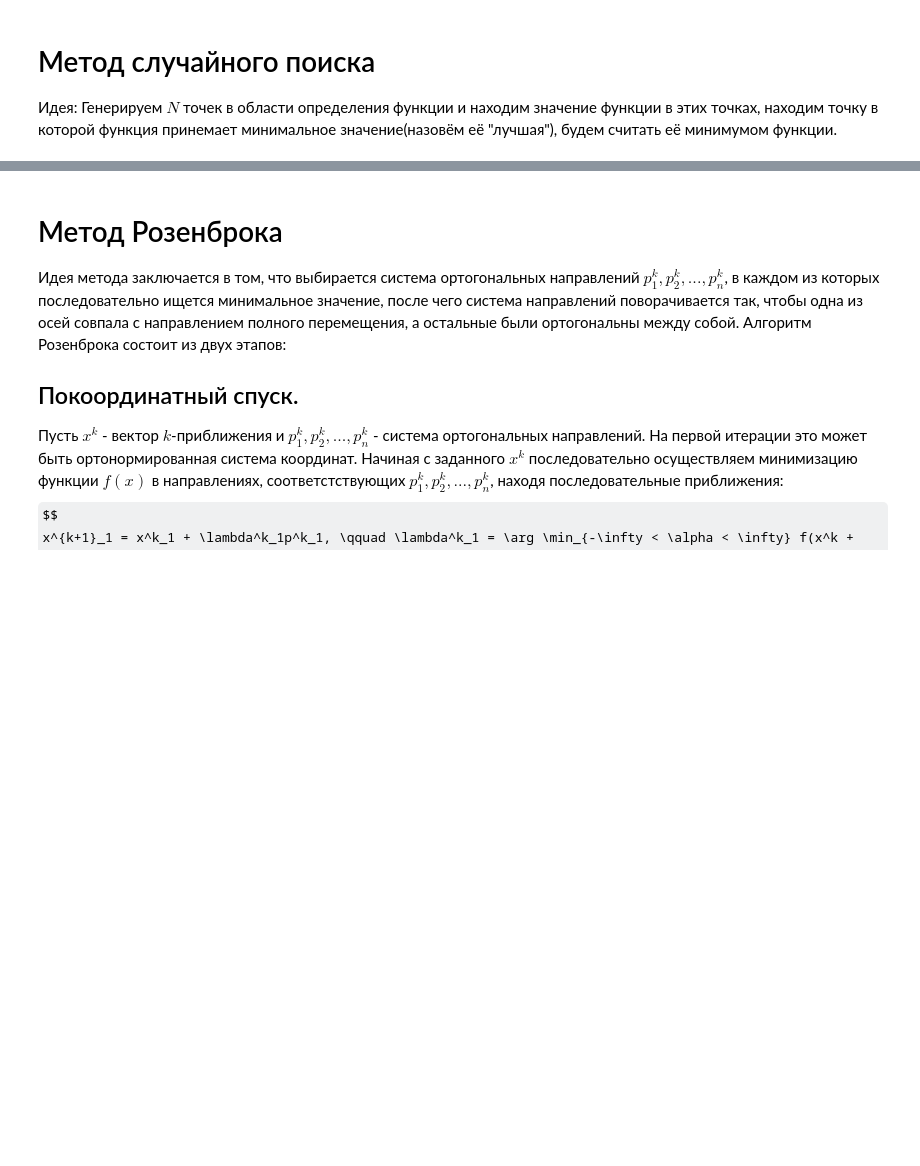
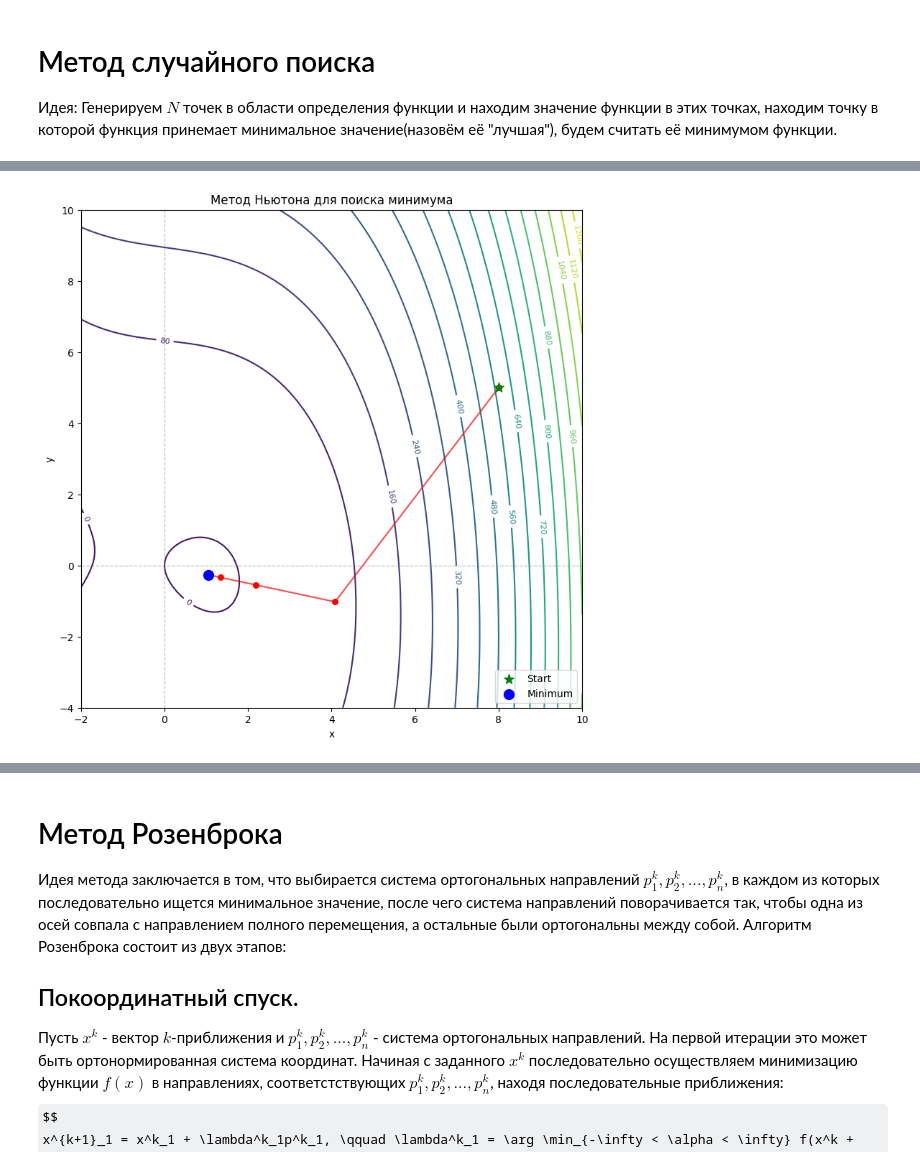
Before and after one commit to GordStep/Python-Mathematical-modeling-methods, a Jupyter notebook: source/minimum.ipynb, the cells around one changed output, grey strips where cells are left out. Saved outputs shown, nothing was run; the diff lists cells and outputs as text; code cells hidden in the pictures; some formulas as TeX source; blank space fills up the shorter version.

```diff
--- a/source/minimum.ipynb
+++ b/source/minimum.ipynb
@@ -225,69 +261,77 @@ $$
 # %%
-x_0 = np.zeros((2,1))
-x_0[0] = 10
-x_0[1] = 10
+# Начальная точка (вектор-столбец (2,1) приводим к (2,))
+x_0 = np.array([8, 5.0])  # (2,) а не (2,1)
 Eps = 0.001
 
-x_current = x_0
-x_next = x_0
+x_current = x_0.copy()
+x_next = x_0.copy()
 
-fig = plt.figure()
-figu = fig.add_subplot(111, projection='3d')
+# Создаем сетку для контурного графика
+x_range = np.linspace(-2, 10, 100)
+y_range = np.linspace(-4, 10, 100)
+X, Y = np.meshgrid(x_range, y_range)
+Z = f([X, Y])  # вычисляем значения функции на сетке
 
 plt.figure(figsize=(9, 9))
 
-# plt.contour(x, y, z)
+# Контурный график
+cs = plt.contour(X, Y, Z, levels=20)
+plt.clabel(cs, inline=True, fontsize=8)
 
-cs = plt.contour(x, y, z)
-plt.clabel(cs)
-
-# plt.xlim(-10, 10)
-# plt.ylim(-10, 10)
-
-
-# print(x_current, x_next, coef)
-
-dots = []
+dots = [x_0]
 iters = 0
 
-while np.linalg.norm(nabl(x_next)) > Eps:
-
+while np.linalg.norm(nabl(x_next)) > Eps and iters < 50:
     x_current = x_next.copy()
 
     gesse = Gesse(x_current)
 
-    # Добавляем регуляризацию для устойчивости
+    # Регуляризация
     if np.linalg.cond(gesse) > 1e10:
         gesse = gesse + np.eye(2) * 1e-6
 
-    coef = -np.linalg.inv(gesse)
-    p_k = np.dot(coef, nabl(x_current))
+    # Шаг метода Ньютона
+    try:
+        p_k = np.linalg.solve(gesse, -nabl(x_current))
+    except np.linalg.LinAlgError:
+        print("Гессиан вырожден, останов")
+        break
 
-    # Обновляем x_next
     x_next = x_current + p_k
 
     dots.append(x_next.copy())
 
-
-    print(iters, f(x_next),"norm", np.linalg.norm(nabl(x_current)))
+    print(f"Итерация {iters}: x={x_next}, f={f(x_next):.6f}")
     iters += 1
 
-x_ = [dot[0][0] for dot in dots]
-y_ = [dot[1][0] for dot in dots]
-# x_.insert(x_0[0])
-# y_.insert(x_0[1])
-print(dots[0], dots[0][0], dots[0][1])
-print(x_, y_, len(x_), len(y_))
-plt.scatter(x_, y_)
-plt.plot(x_, y_)
+# Извлекаем координаты для графика
+x_vals = [dot[0] for dot in dots]
+y_vals = [dot[1] for dot in dots]
 
-plt.plot([0, 0], [Y_MIN_BOUND, Y_MAX_BOUND], color='gray', linestyle='--', linewidth=0.9, alpha=0.5)
-plt.plot([X_MIN_BOUND, X_MAX_BOUND], [0, 0], color='gray', linestyle='--', linewidth=0.9, alpha=0.5)
+# Рисуем траекторию
+plt.scatter(x_vals, y_vals, c='red', s=30, zorder=5)
+plt.plot(x_vals, y_vals, 'r-', linewidth=1.5, alpha=0.7)
 
-result_dot = dots[-1]
-# plt.scatter([-0.79370053],
-#        [ 1.48124803])
-plt.scatter(x_[-1], y_[-1])
-print(f'Найденный минимум:\nx = {result_dot[0][0]}\ny = {result_dot[1][0]}\nf_min = {f(result_dot)[0]}\nИтераций: {iters}')
-dots[-1]
+# Начальная точка
+plt.scatter(x_0[0], x_0[1], c='green', s=100, marker='*', label='Start', zorder=5)
+
+# Конечная точка
+plt.scatter(x_vals[-1], y_vals[-1], c='blue', s=100, marker='o', label='Minimum', zorder=5)
+
+# Оси
+plt.axhline(y=0, color='gray', linestyle='--', linewidth=0.9, alpha=0.5)
+plt.axvline(x=0, color='gray', linestyle='--', linewidth=0.9, alpha=0.5)
+
+plt.xlabel('x')
+plt.ylabel('y')
+plt.title('Метод Ньютона для поиска минимума')
+plt.legend()
+
+plt.show()
+
+print(f'\nНайденный минимум:')
+print(f'x = {x_vals[-1]:.6f}')
+print(f'y = {y_vals[-1]:.6f}')
+print(f'f_min = {f(dots[-1]):.6f}')
+print(f'Итераций: {iters}')
 # %% [output]
@@ -304,0 +344 @@ f_min = [2.02387212e-07]
+[figure, new version]
```
Also changed, not shown: parts of 25 cells of this notebook, 1 other file.
